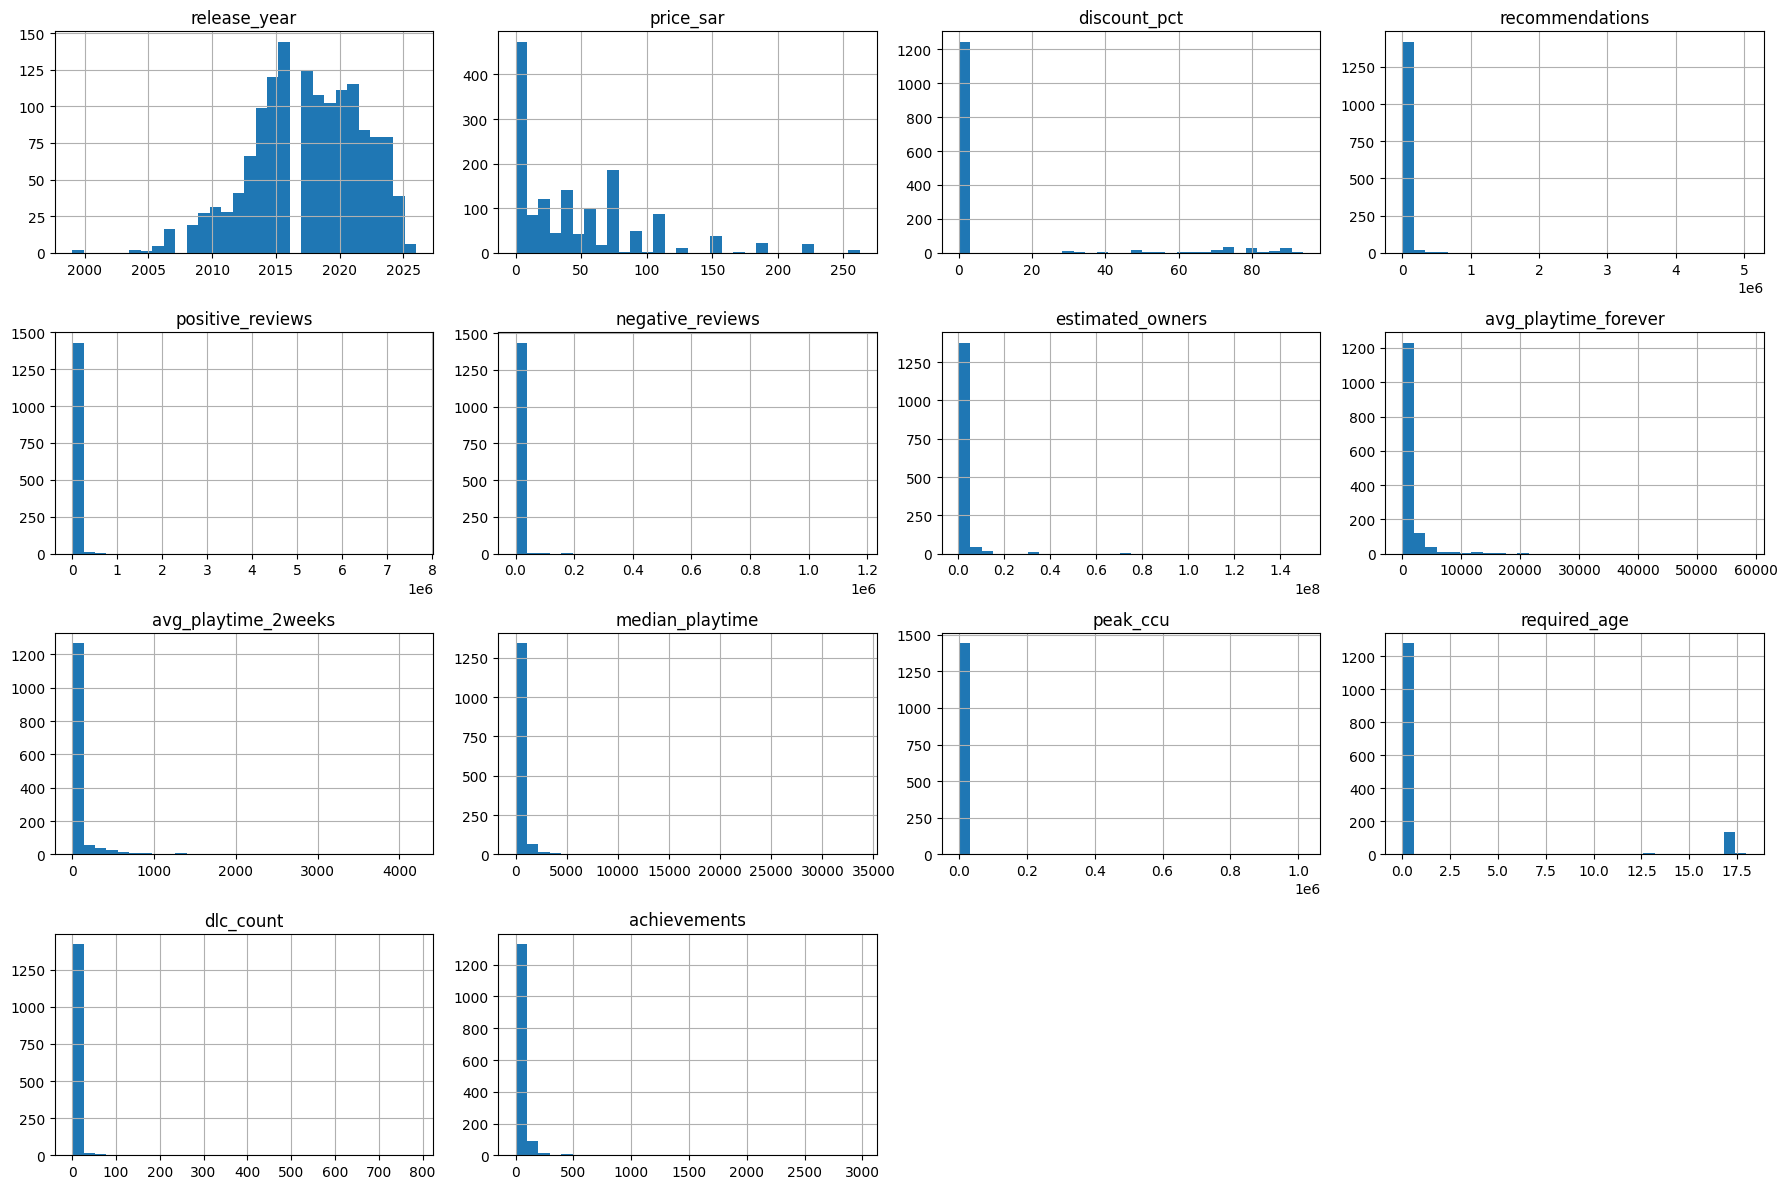
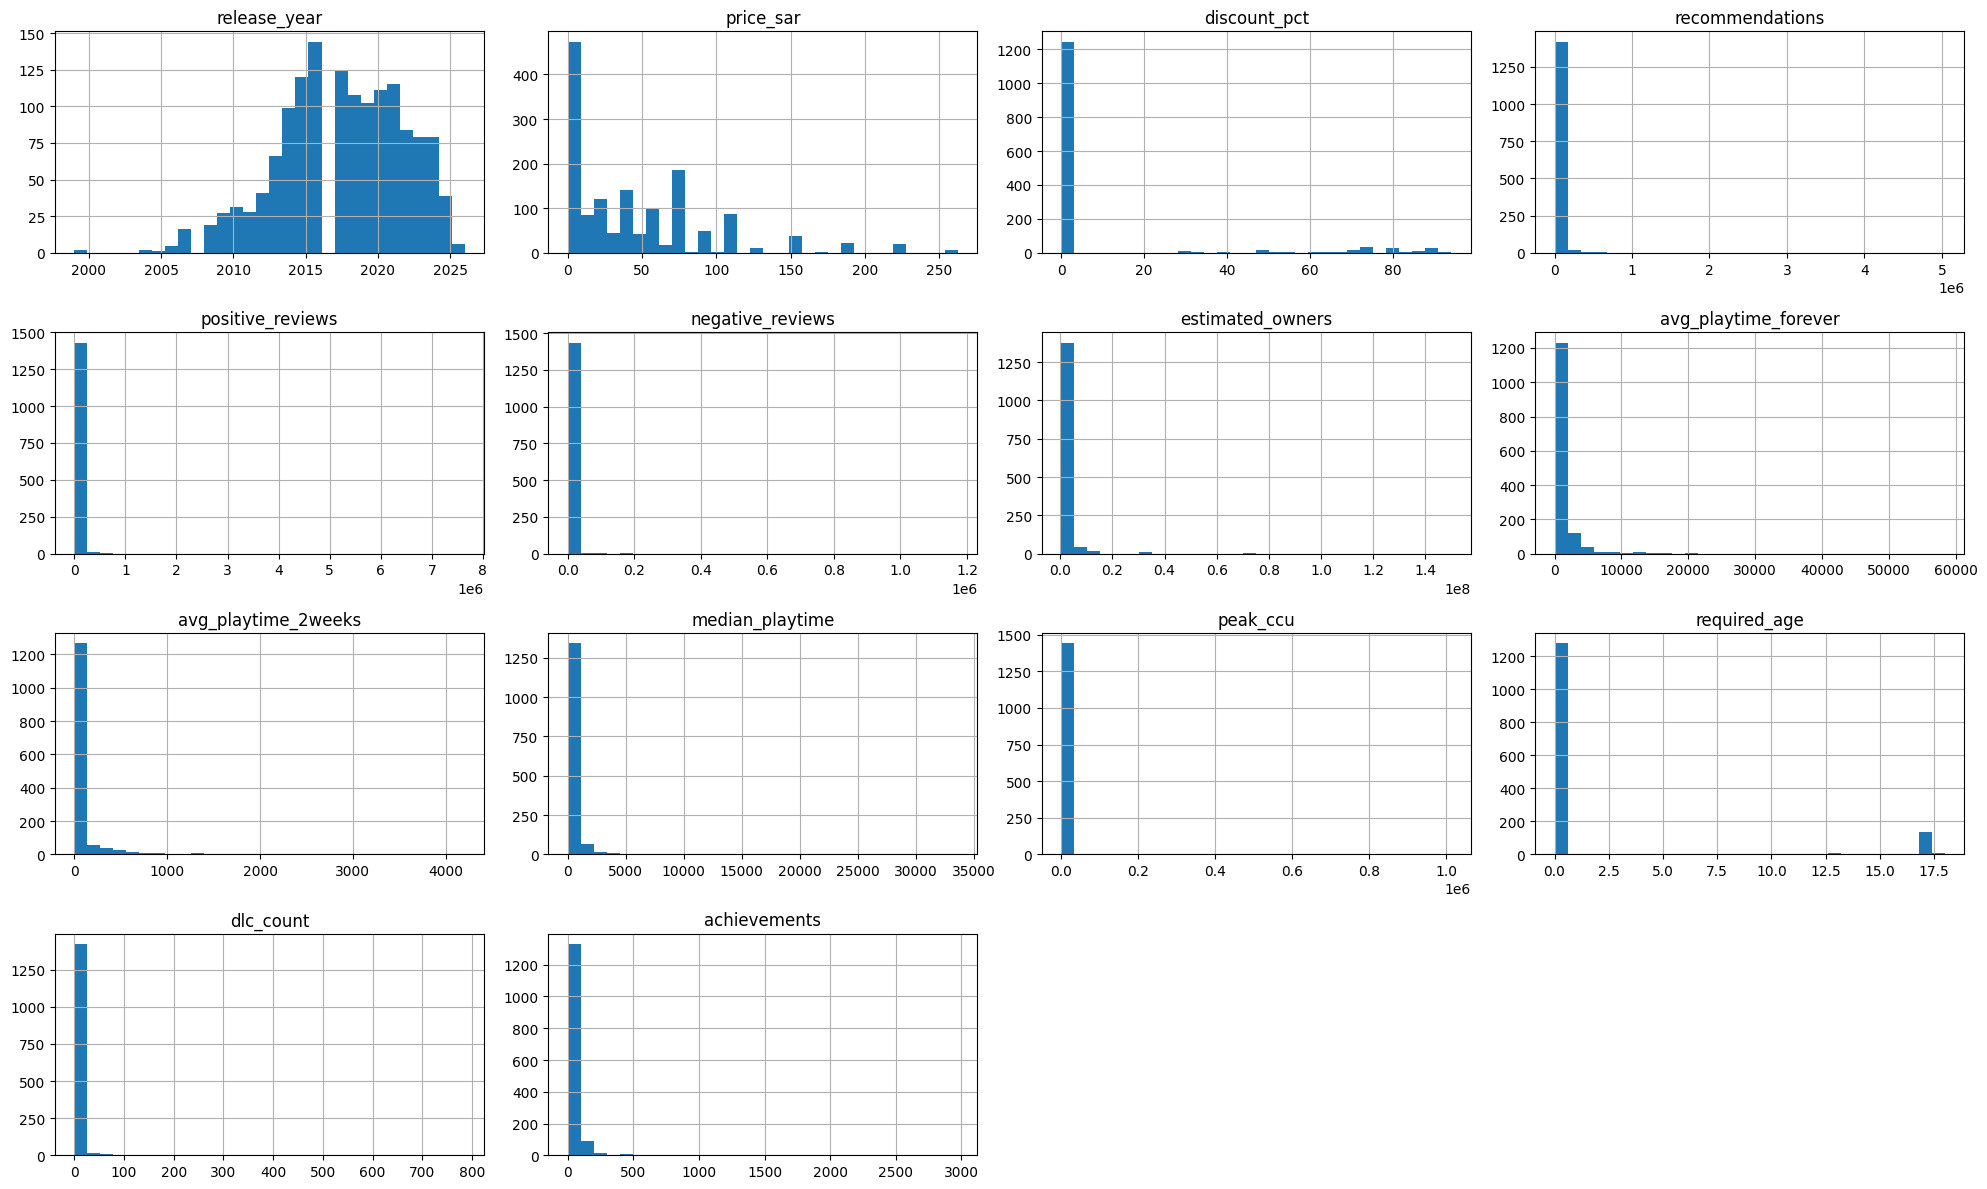
The change to this notebook cell's code, shown as a diff; its figure went from the first image to the second:
--- before
+++ after
@@ -1,7 +1,8 @@
 df.select_dtypes(include=["int64", "float64"]).hist(
-    figsize=(18, 12),
+    figsize=(20, 12),
     bins=30
 )
 
 plt.tight_layout()
+plt.savefig('static/img/chart1_hist.png', dpi=300, bbox_inches='tight')
 plt.show()

Commit: .